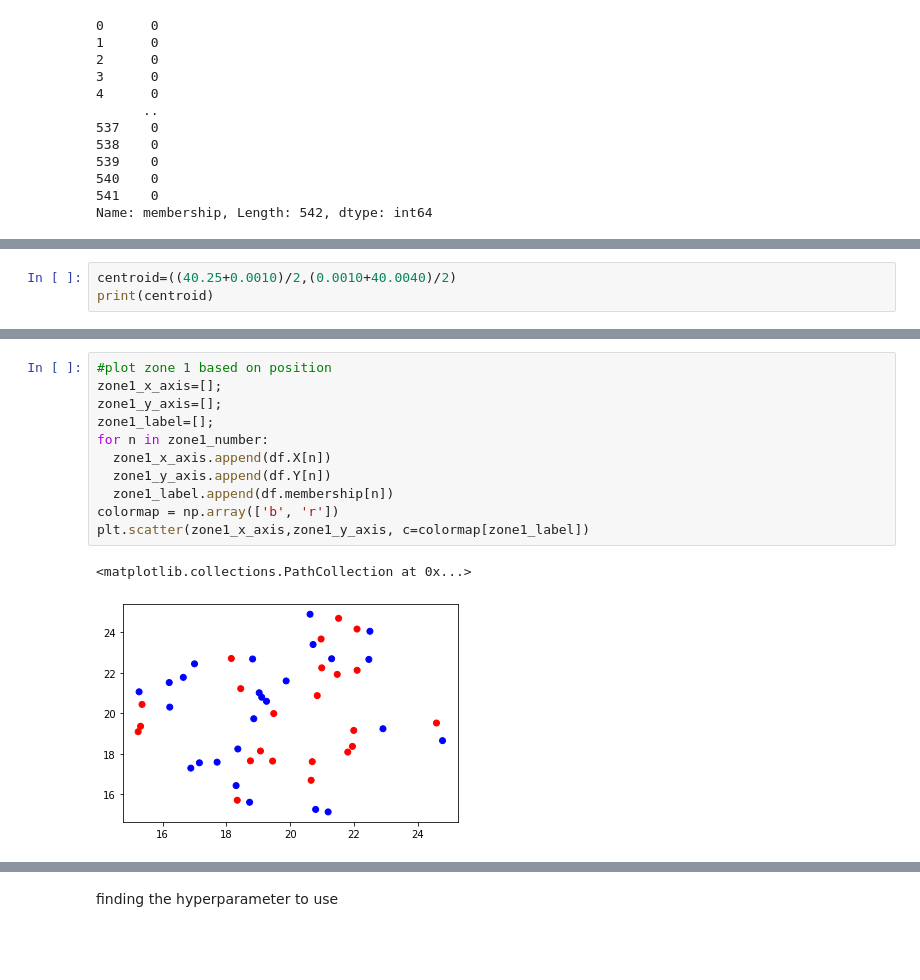
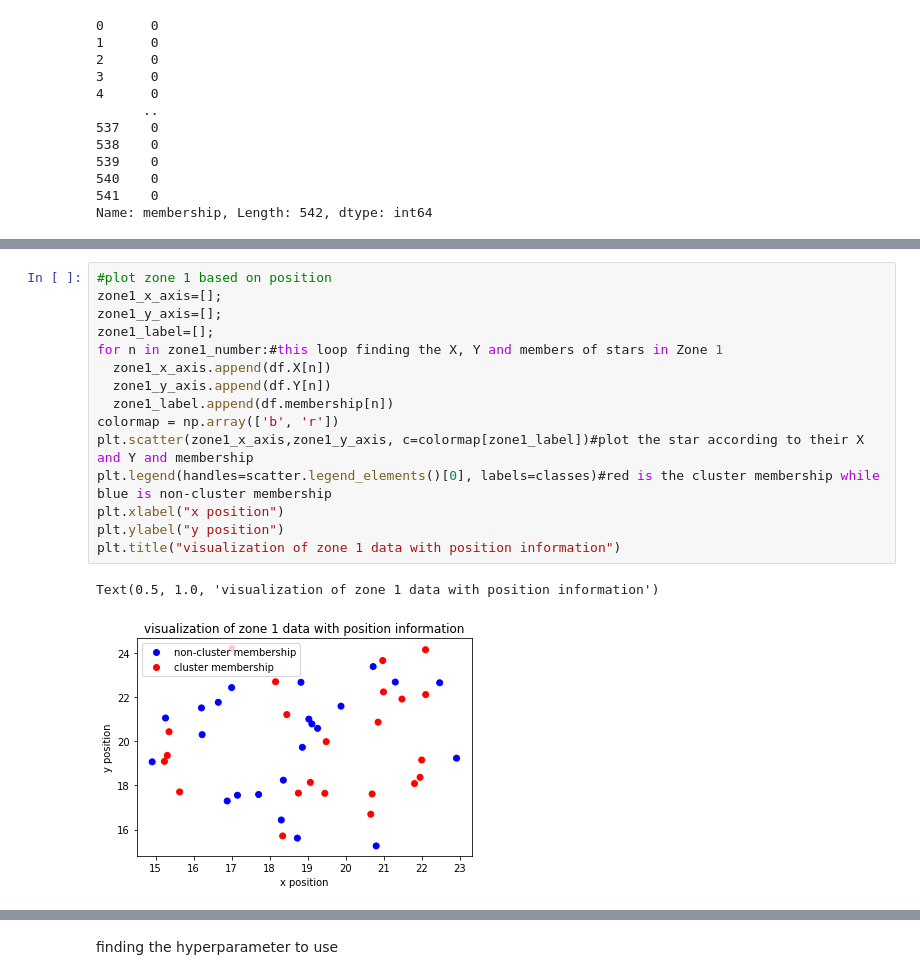
Before and after one commit to jimmylihui/project, a Jupyter notebook: Untitled.ipynb, the cells around one changed output, grey strips where cells are left out. Drawn from its saved outputs; the diff is of its cells as text; blank space fills up the shorter version.

```diff
--- a/Untitled.ipynb
+++ b/Untitled.ipynb
@@ -111,6 +115,3 @@ print(centroid)
 136492.7616898928
 263
 (19.4866, 19.9863)
-# %%
-centroid=((40.25+0.0010)/2,(0.0010+40.0040)/2)
-print(centroid)
@@ -154,17 +153,21 @@ print(zone4)
 # %%
 #plot zone 1 based on position
 zone1_x_axis=[];
 zone1_y_axis=[];
 zone1_label=[];
-for n in zone1_number:
+for n in zone1_number:#this loop finding the X, Y and members of stars in Zone 1
   zone1_x_axis.append(df.X[n])
   zone1_y_axis.append(df.Y[n])
   zone1_label.append(df.membership[n])
 colormap = np.array(['b', 'r'])
-plt.scatter(zone1_x_axis,zone1_y_axis, c=colormap[zone1_label])
+plt.scatter(zone1_x_axis,zone1_y_axis, c=colormap[zone1_label])#plot the star according to their X and Y and membership
+plt.legend(handles=scatter.legend_elements()[0], labels=classes)#red is the cluster membership while blue is non-cluster membership
+plt.xlabel("x position")
+plt.ylabel("y position")
+plt.title("visualization of zone 1 data with position information")
 # %% [output]
-<matplotlib.collections.PathCollection at 0x...>
+Text(0.5, 1.0, 'visualization of zone 1 data with position information')
-[figure, old version]
+[figure, new version]
 # %%
 #applying pca to zone 1
 zone1_values=[]
```
Also changed, not shown: parts of 31 cells of this notebook.
